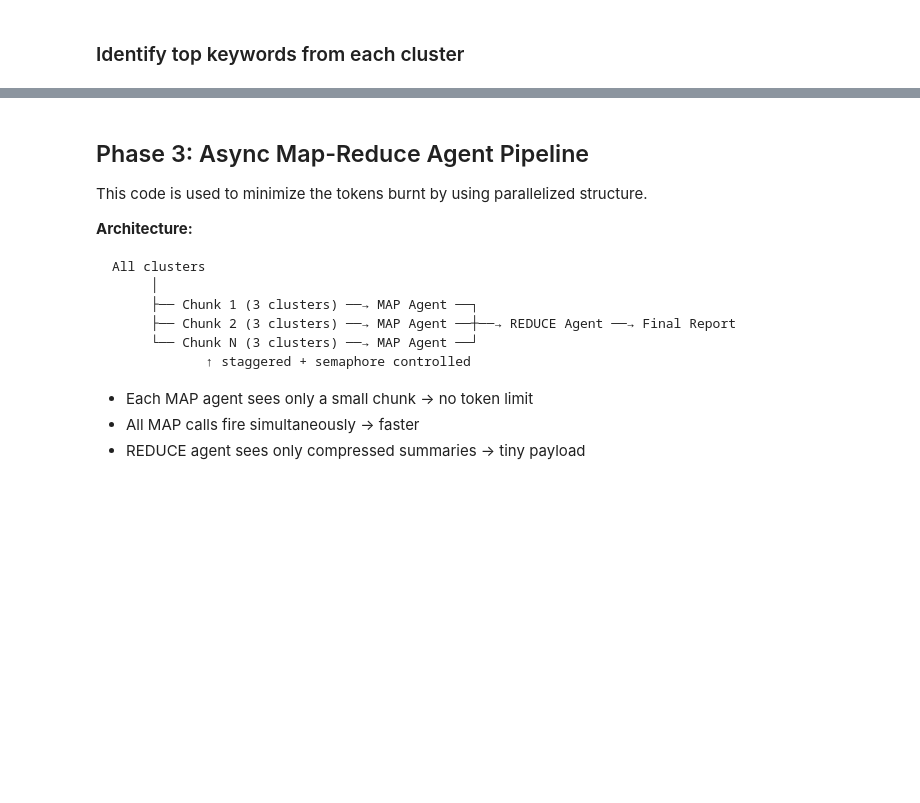
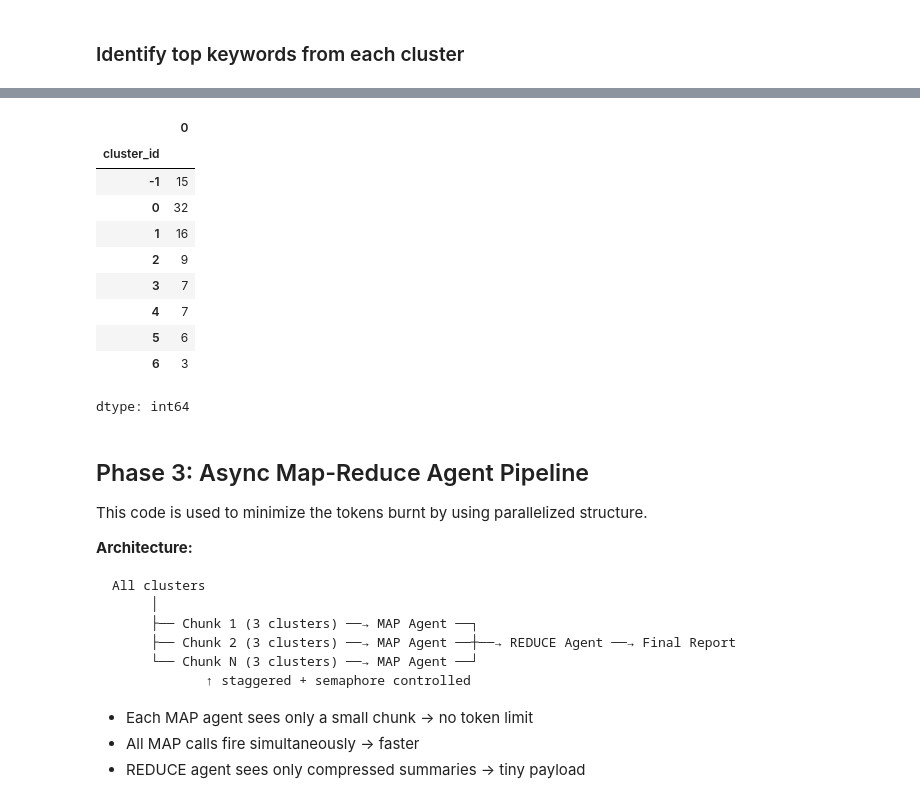
Before and after one commit to cznelson2005/customer-support-LLM-agent, a Jupyter notebook: notebook/Support_Ticket_agent.ipynb, the cells around one changed output, grey strips where cells are left out. Saved outputs shown, nothing was run; the diff lists cells and outputs as text; code cells hidden in the pictures; blank space fills up the shorter version.

```diff
--- a/notebook/Support_Ticket_agent.ipynb
+++ b/notebook/Support_Ticket_agent.ipynb
@@ -111,6 +103,8 @@ def clean_tweet(text):
     text = str(text)
     text = re.sub(r'@\w+', '', text)           # remove @mentions
     text = re.sub(r'http\S+|www\S+', '', text)  # remove URLs
+    text = re.sub(r'&amp;', '', text)            # remove &amp;
+    text = re.sub(r'&\w+;', '', text)            # remove other HTML entities
     text = text.encode("ascii", "ignore").decode()  # remove non-ASCII
     text = text.lower()
     text = re.sub(r'!+', '!', text)
@@ -189,6 +161,0 @@ Best cluster: 29  |  Silhouette score: 0.0506
-# %%
-#Cluster issues into clusters
-kmeans = KMeans(n_clusters=best_k, random_state=42)
-df_sample['cluster_id'] = kmeans.fit_predict(embeddings)
-print("Cluster distribution:")
-print(df_sample["cluster_id"].value_counts().sort_index())
@@ -269,0 +222,30 @@ print(cluster_keywords_df)
+# %%
+# Use keywords extraction from BERTopic
+topic_info = topic_model.get_topic_info()
+
+cluster_keywords_result = []
+for _, row in topic_info.iterrows():
+    topic_id = row["Topic"]
+    if topic_id == -1:
+        continue   # -1 是 outlier cluster from BERTopic
+
+    # Extract keywords from BERTopic
+    keywords = [word for word, _ in topic_model.get_topic(topic_id)][:6]
+    cluster_texts = df_sample[df_sample.cluster_id == topic_id]["clean_text"]
+
+    cluster_keywords_result.append({
+        "cluster_id"   : topic_id,
+        "keyword_label": " / ".join(keywords[:3]),
+        "top_keywords" : keywords,
+        "cluster_size" : len(cluster_texts)
+    })
+
+cluster_keywords_df = pd.DataFrame(cluster_keywords_result)
+
+df_sample = pd.merge(
+    df_sample,
+    cluster_keywords_df[["cluster_id", "keyword_label", "top_keywords", "cluster_size"]],
+    on="cluster_id", how="left"
+)
+
+print(cluster_keywords_df)
@@ -269,0 +270,14 @@ print(cluster_keywords_df)
+# %%
+df_sample.groupby('cluster_id').size()
+# %% [output]
+|  | 0 |
+| cluster_id |  |
+| -1 | 15 |
+| 0 | 32 |
+| 1 | 16 |
+| 2 | 9 |
+| 3 | 7 |
+| 4 | 7 |
+| 5 | 6 |
+| 6 | 3 |
+dtype: int64
```
Also changed, not shown: parts of 16 cells of this notebook, 3 other files.
